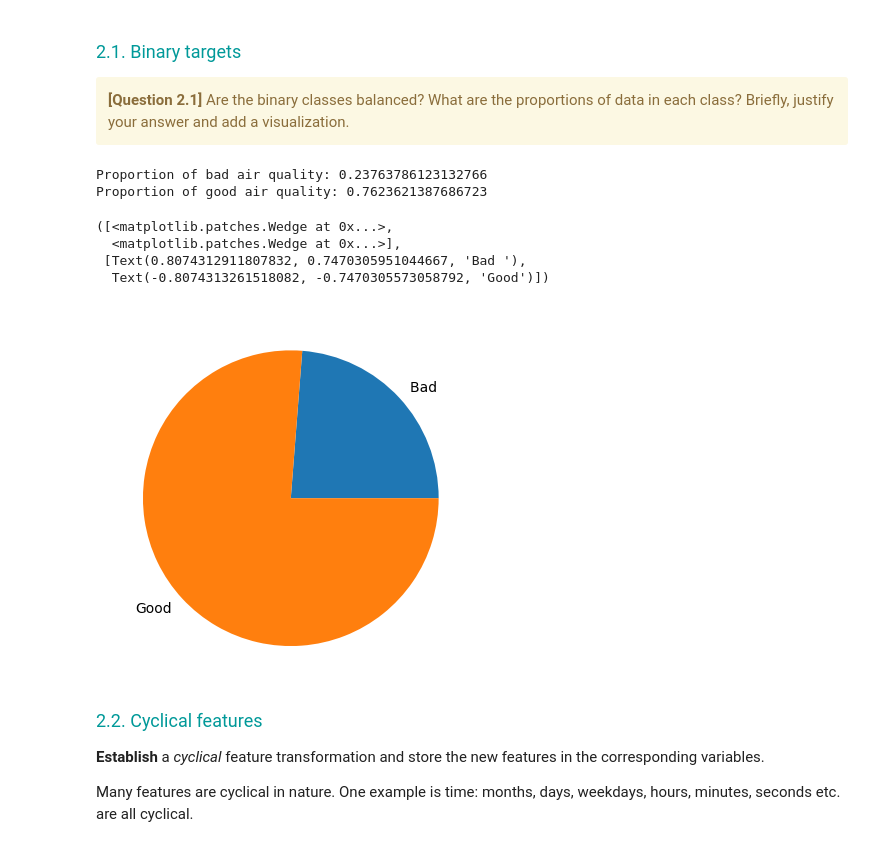
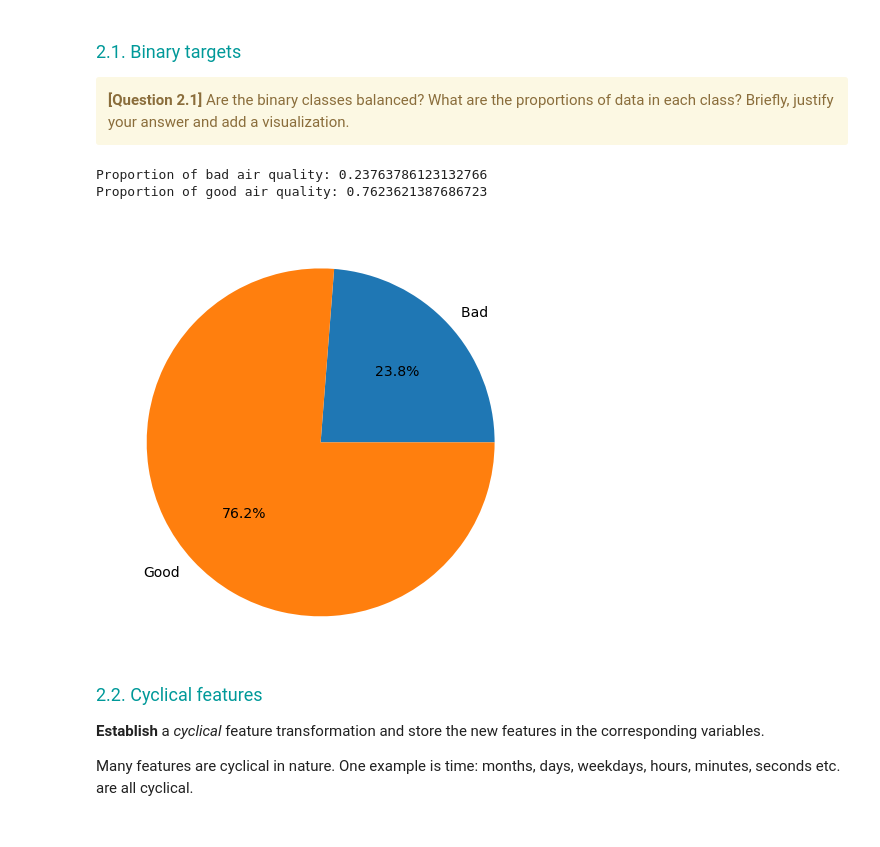
Before and after one commit to ardenne7/Hackatons_3, a Jupyter notebook: Hackathon03-Classification_Student.ipynb, the cells around one changed output. Drawn from its saved outputs; the diff is of its cells as text; code cells hidden in the pictures.

```diff
--- a/Hackathon03-Classification_Student.ipynb
+++ b/Hackathon03-Classification_Student.ipynb
@@ -242,41 +253,38 @@ a modified training dataframe with a new column 'AQI_binary' continaining the bi
 """
 
 #############################
 # Start :
 #############################
 
 # @rewrite
 
 size = len(data_train["Datetime"])
 data_train.insert(len(data_train.columns),'AQI_binary',False)
 nbre_bad = 0
 for i, row in data_train.iterrows():
     don =  data_train.at[i,'AQI']
     if don == "Poor" or don == "Very Poor" or don == "Severe":
         data_train.at[i,'AQI_binary'] = 0
         nbre_bad +=1;
     else :
         data_train.at[i,'AQI_binary'] = 1
 
 
 print("Proportion of bad air quality: "+ str(nbre_bad/size))
 print("Proportion of good air quality: "+ str((size - nbre_bad)/size))
 
-plt.pie([nbre_bad/size, (size - nbre_bad)/size], labels=["Bad ", "Good"])
-
-
+fig = plt.figure(figsize=(8,8))
+fig.patch.set_facecolor('white')
+plt.pie([nbre_bad/size, (size - nbre_bad)/size], labels=["Bad ", "Good"],autopct='%1.1f%%', textprops={'fontsize': 14})
+plt.show()
 
 ##########################
 # End :
 #########################
 # %% [output]
 Proportion of bad air quality: 0.23763786123132766
 Proportion of good air quality: 0.7623621387686723
-([<matplotlib.patches.Wedge at 0x...>,
-  <matplotlib.patches.Wedge at 0x...>],
- [Text(0.8074312911807832, 0.7470305951044667, 'Bad '),
-  Text(-0.8074313261518082, -0.7470305573058792, 'Good')])
-[figure, old version]
+[figure, new version]
 # %% [markdown]
 <font size=4 color=#009999> 2.2. Cyclical features </font> <br>
 
```
Also changed, not shown: parts of 1 cell of this notebook.
